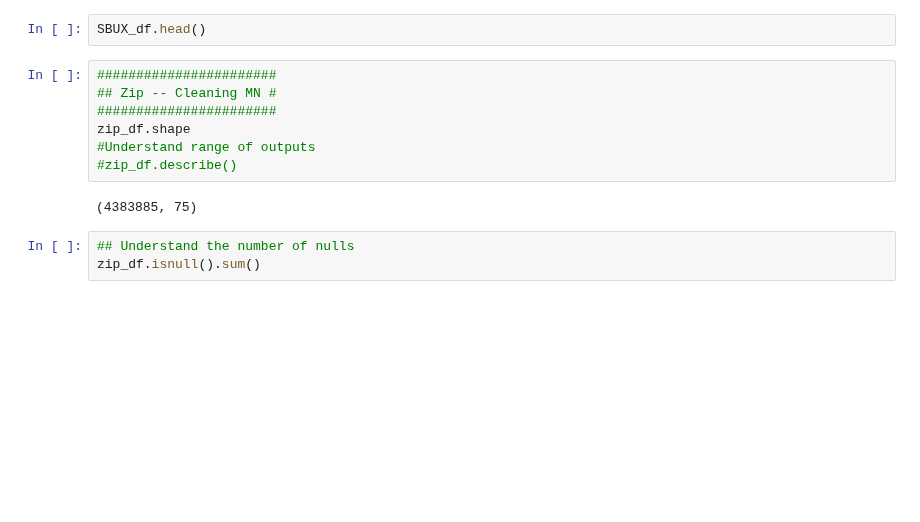
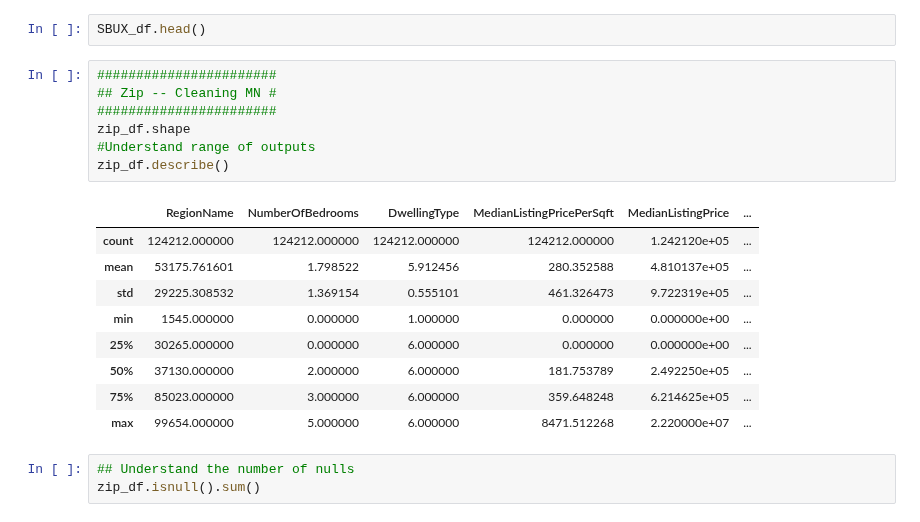
Before and after one commit to norgrenm/US_House_Price_Prediction, a Jupyter notebook: notebooks/DM-US_HousingData.ipynb, the cells around one changed output. Saved outputs shown, nothing was run; the diff lists cells and outputs as text; blank space fills up the shorter version.

```diff
--- a/notebooks/DM-US_HousingData.ipynb
+++ b/notebooks/DM-US_HousingData.ipynb
@@ -292,12 +292,20 @@ SBUX_df.head()
 # %%
 #######################
 ## Zip -- Cleaning MN #
 #######################
 zip_df.shape
 #Understand range of outputs
-#zip_df.describe()
+zip_df.describe()
 # %% [output]
-(4383885, 75)
+|  | RegionName | NumberOfBedrooms | DwellingType | MedianListingPricePerSqft | MedianListingPrice | ... |
+| count | 124212.000000 | 124212.000000 | 124212.000000 | 124212.000000 | 1.242120e+05 | ... |
+| mean | 53175.761601 | 1.798522 | 5.912456 | 280.352588 | 4.810137e+05 | ... |
+| std | 29225.308532 | 1.369154 | 0.555101 | 461.326473 | 9.722319e+05 | ... |
+| min | 1545.000000 | 0.000000 | 1.000000 | 0.000000 | 0.000000e+00 | ... |
+| 25% | 30265.000000 | 0.000000 | 6.000000 | 0.000000 | 0.000000e+00 | ... |
+| 50% | 37130.000000 | 2.000000 | 6.000000 | 181.753789 | 2.492250e+05 | ... |
+| 75% | 85023.000000 | 3.000000 | 6.000000 | 359.648248 | 6.214625e+05 | ... |
+| max | 99654.000000 | 5.000000 | 6.000000 | 8471.512268 | 2.220000e+07 | ... |
 # %%
 ## Understand the number of nulls
 zip_df.isnull().sum()
```
